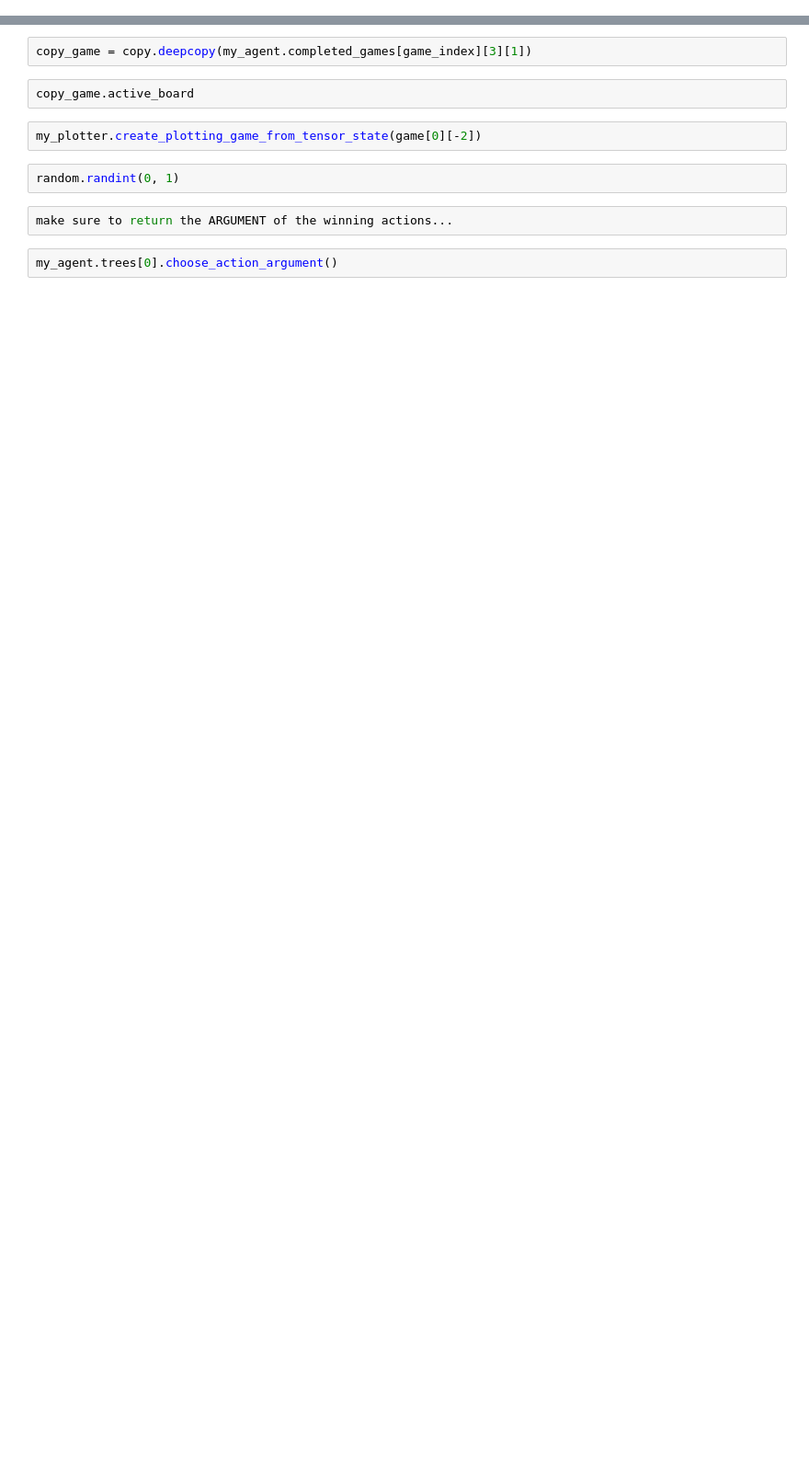
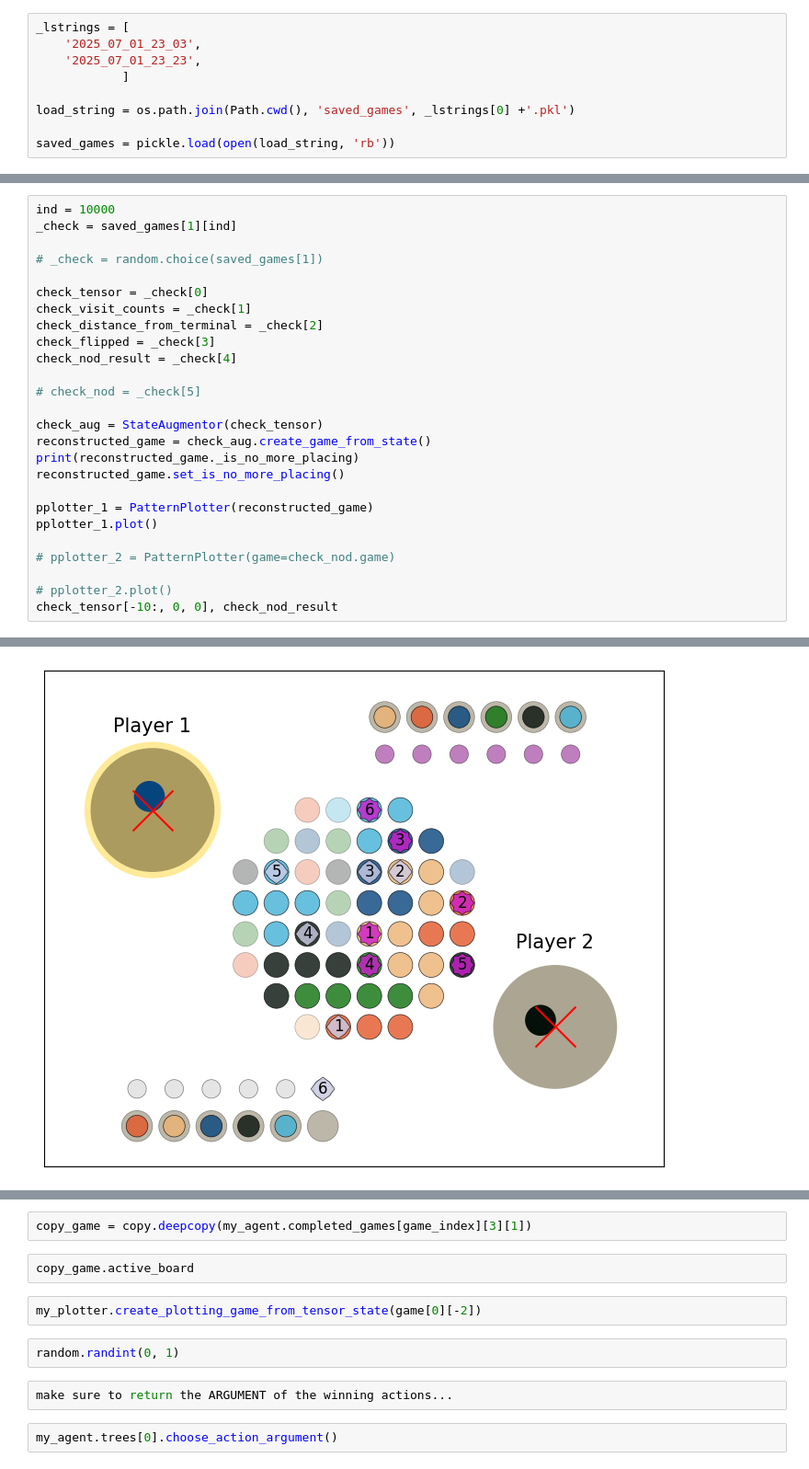
Before and after one commit to falldog89/patterns_ai, a Jupyter notebook: test_patterns.ipynb, the cells around one changed output, grey strips where cells are left out. Shown at 92% size. Saved outputs shown, nothing was run; the diff lists cells and outputs as text; blank space fills up the shorter version.

```diff
--- a/test_patterns.ipynb
+++ b/test_patterns.ipynb
@@ -144,0 +150,9 @@ tensor_move_1 == tensor_move_2
+# %%
+_lstrings = [
+    '2025_07_01_23_03',
+    '2025_07_01_23_23',
+            ]
+
+load_string = os.path.join(Path.cwd(), 'saved_games', _lstrings[0] +'.pkl')
+
+saved_games = pickle.load(open(load_string, 'rb'))
@@ -144,0 +163,27 @@ tensor_move_1 == tensor_move_2
+# %%
+ind = 10000
+_check = saved_games[1][ind]
+
+# _check = random.choice(saved_games[1])
+
+check_tensor = _check[0]
+check_visit_counts = _check[1]
+check_distance_from_terminal = _check[2]
+check_flipped = _check[3]
+check_nod_result = _check[4]
+
+# check_nod = _check[5]
+
+check_aug = StateAugmentor(check_tensor)
+reconstructed_game = check_aug.create_game_from_state()
+print(reconstructed_game._is_no_more_placing)
+reconstructed_game.set_is_no_more_placing()
+
+pplotter_1 = PatternPlotter(reconstructed_game)
+pplotter_1.plot()
+
+# pplotter_2 = PatternPlotter(game=check_nod.game)
+
+# pplotter_2.plot()
+check_tensor[-10:, 0, 0], check_nod_result
+# %% [output]
@@ -144,0 +191 @@ tensor_move_1 == tensor_move_2
+[figure, added]
```
Also changed, not shown: parts of 57 cells of this notebook, 10 other files.
